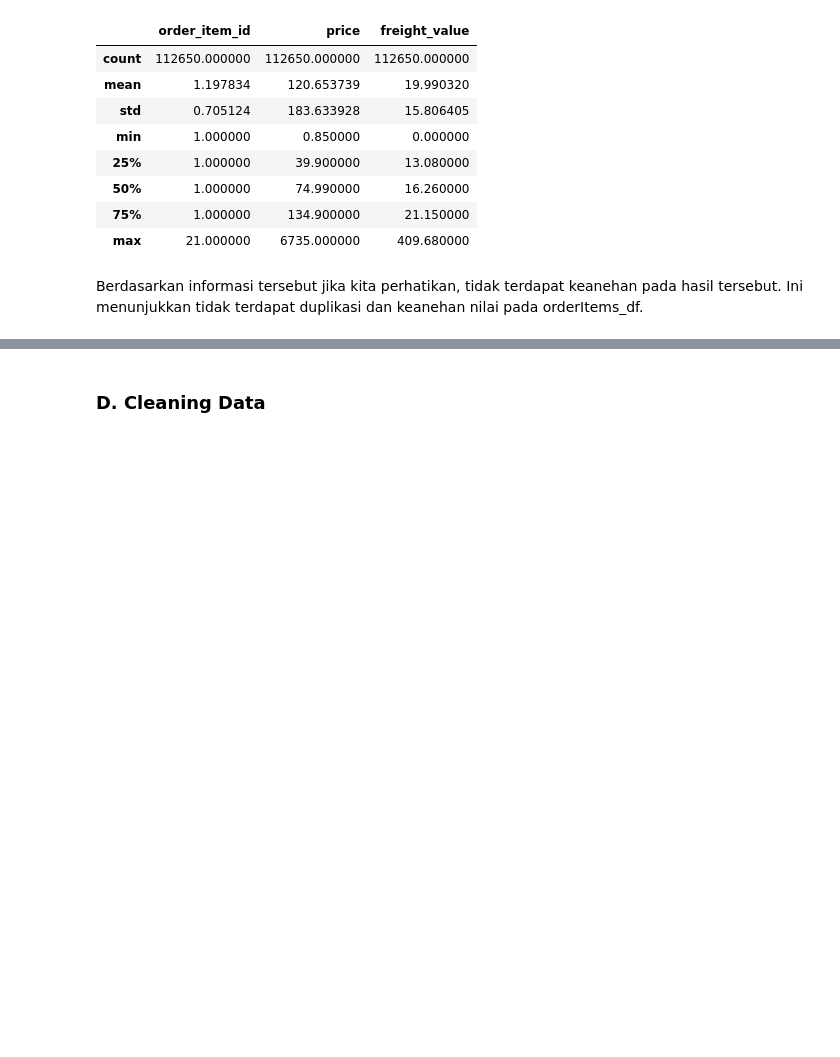
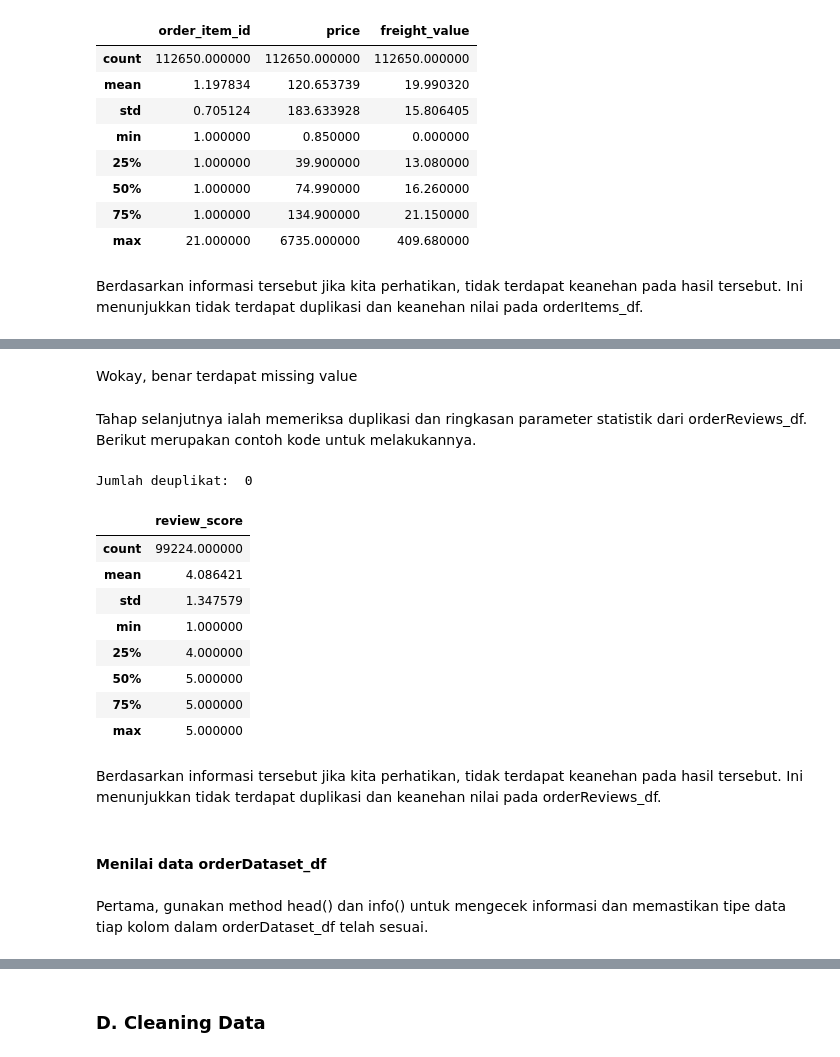
Before and after one commit to NuryaFahruRosyidin2406/Dicoding_Learn-Data-Scientist, a Jupyter notebook: Submission Project Analisis Data/Submission_Project_Analisis_Data.ipynb, the cells around one changed output, grey strips where cells are left out. Cells and saved outputs as stored; diff of their text form; code cells hidden in the pictures; blank space fills up the shorter version.

```diff
--- a/Submission Project Analisis Data/Submission_Project_Analisis_Data.ipynb
+++ b/Submission Project Analisis Data/Submission_Project_Analisis_Data.ipynb
@@ -338,0 +445,24 @@ Berdasarkan informasi tersebut jika kita perhatikan, tidak terdapat keanehan pad
+# %% [markdown]
+Wokay, benar terdapat missing value
+# %% [markdown]
+Tahap selanjutnya ialah memeriksa duplikasi dan ringkasan parameter statistik dari orderReviews_df. Berikut merupakan contoh kode untuk melakukannya.
+# %%
+print("Jumlah deuplikat: ", orderReviews_df.duplicated().sum())
+orderReviews_df.describe()
+# %% [output]
+Jumlah deuplikat:  0
+|  | review_score |
+| count | 99224.000000 |
+| mean | 4.086421 |
+| std | 1.347579 |
+| min | 1.000000 |
+| 25% | 4.000000 |
+| 50% | 5.000000 |
+| 75% | 5.000000 |
+| max | 5.000000 |
+# %% [markdown]
+Berdasarkan informasi tersebut jika kita perhatikan, tidak terdapat keanehan pada hasil tersebut. Ini menunjukkan tidak terdapat duplikasi dan keanehan nilai pada orderReviews_df.
+# %% [markdown]
+#### Menilai data orderDataset_df
+# %% [markdown]
+Pertama, gunakan method head() dan info() untuk mengecek informasi dan memastikan tipe data tiap kolom dalam orderDataset_df telah sesuai.
```
Also changed, not shown: parts of 63 cells of this notebook.
